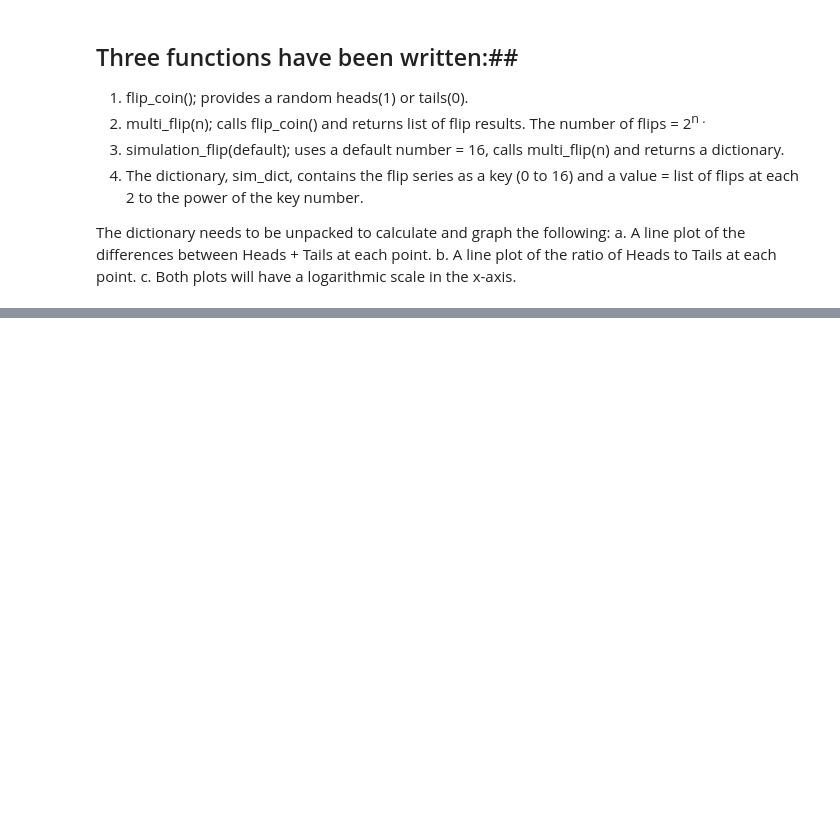
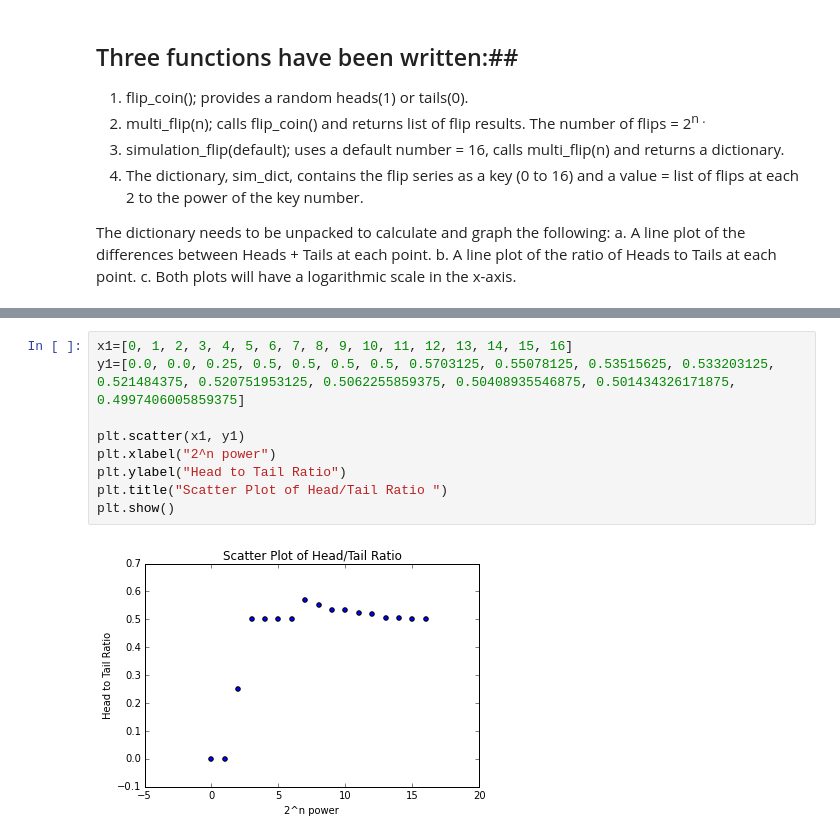
Before and after one commit to BobAmand/flipping-out, a Jupyter notebook: coin-flips.ipynb, the cells around one changed output, grey strips where cells are left out. Drawn from its saved outputs; the diff is of its cells as text; blank space fills up the shorter version.

```diff
--- a/coin-flips.ipynb
+++ b/coin-flips.ipynb
@@ -82,0 +106,11 @@ plt.show()
+# %%
+x1=[0, 1, 2, 3, 4, 5, 6, 7, 8, 9, 10, 11, 12, 13, 14, 15, 16]
+y1=[0.0, 0.0, 0.25, 0.5, 0.5, 0.5, 0.5, 0.5703125, 0.55078125, 0.53515625, 0.533203125, 0.521484375, 0.520751953125, 0.5062255859375, 0.50408935546875, 0.501434326171875, 0.4997406005859375]
+
+plt.scatter(x1, y1)
+plt.xlabel("2^n power")
+plt.ylabel("Head to Tail Ratio")
+plt.title("Scatter Plot of Head/Tail Ratio ")
+plt.show()
+# %% [output]
+[figure, added]
```
Also changed, not shown: parts of 9 cells of this notebook.
